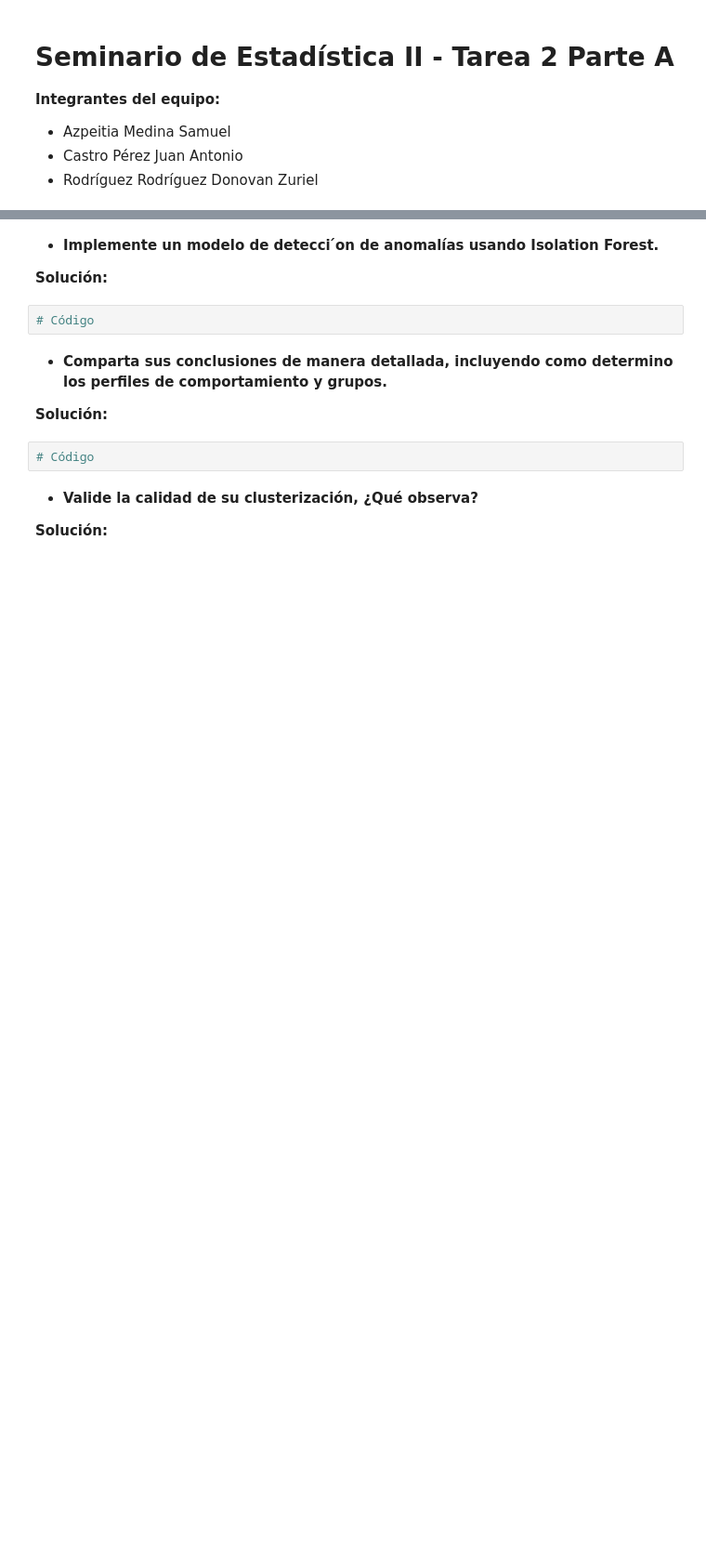
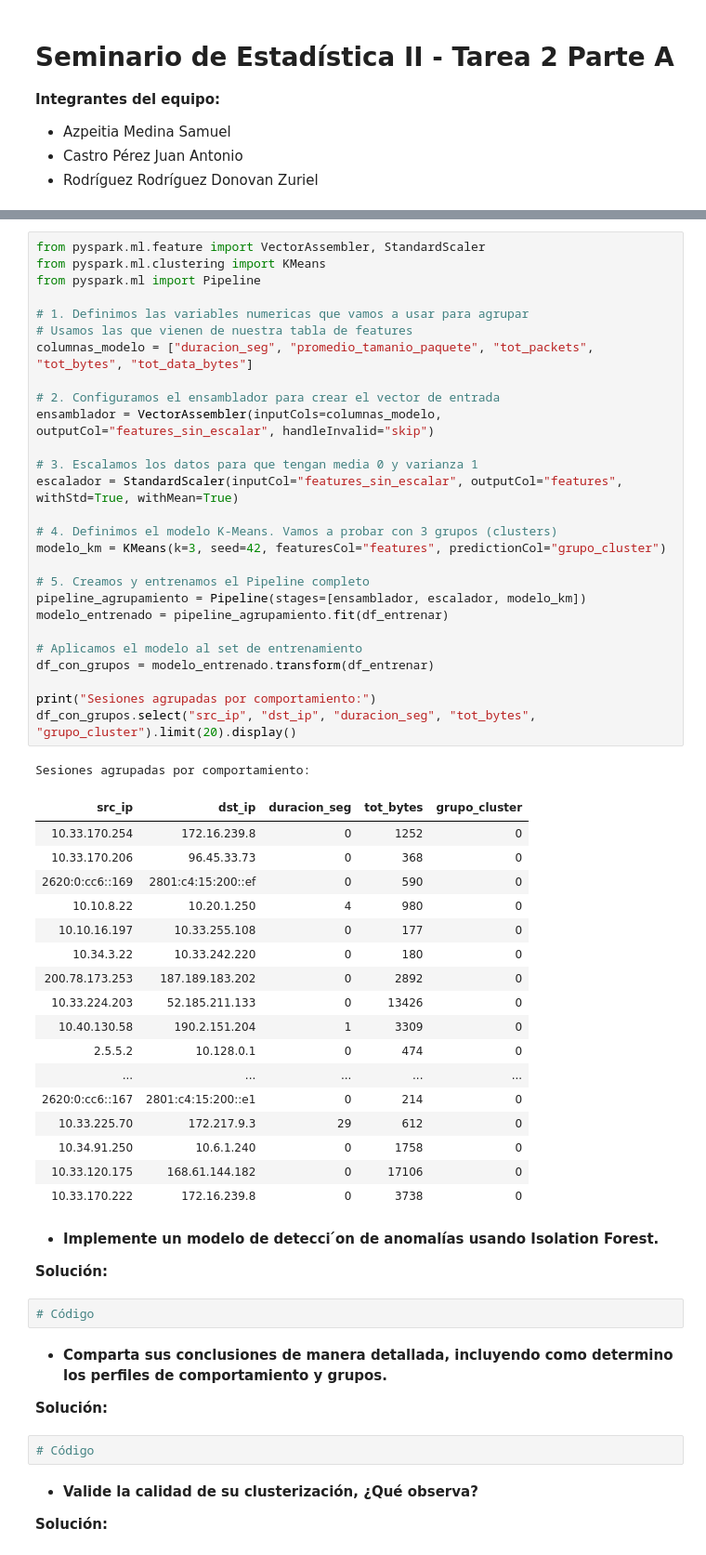
Before and after one commit to DonovanRodriguezRodriguez/Seminario-de-Estad-stica-II, a Jupyter notebook: Tarea 2A.ipynb, the cells around one changed output, grey strips where cells are left out. Shown at 93% size. Drawn from its saved outputs; the diff is of its cells as text; blank space fills up the shorter version.

```diff
--- a/Tarea 2A.ipynb
+++ b/Tarea 2A.ipynb
@@ -62,3 +212,49 @@ silver_df = silver_df.withColumn(
+# %%
+from pyspark.ml.feature import VectorAssembler, StandardScaler
+from pyspark.ml.clustering import KMeans
+from pyspark.ml import Pipeline
+
+# 1. Definimos las variables numericas que vamos a usar para agrupar
+# Usamos las que vienen de nuestra tabla de features
+columnas_modelo = ["duracion_seg", "promedio_tamanio_paquete", "tot_packets", "tot_bytes", "tot_data_bytes"]
+
+# 2. Configuramos el ensamblador para crear el vector de entrada
+ensamblador = VectorAssembler(inputCols=columnas_modelo, outputCol="features_sin_escalar", handleInvalid="skip")
+
+# 3. Escalamos los datos para que tengan media 0 y varianza 1
+escalador = StandardScaler(inputCol="features_sin_escalar", outputCol="features", withStd=True, withMean=True)
+
+# 4. Definimos el modelo K-Means. Vamos a probar con 3 grupos (clusters)
+modelo_km = KMeans(k=3, seed=42, featuresCol="features", predictionCol="grupo_cluster")
+
+# 5. Creamos y entrenamos el Pipeline completo
+pipeline_agrupamiento = Pipeline(stages=[ensamblador, escalador, modelo_km])
+modelo_entrenado = pipeline_agrupamiento.fit(df_entrenar)
+
+# Aplicamos el modelo al set de entrenamiento
+df_con_grupos = modelo_entrenado.transform(df_entrenar)
+
+print("Sesiones agrupadas por comportamiento:")
+df_con_grupos.select("src_ip", "dst_ip", "duracion_seg", "tot_bytes", "grupo_cluster").limit(20).display()
+# %% [output]
+Sesiones agrupadas por comportamiento:
+| src_ip | dst_ip | duracion_seg | tot_bytes | grupo_cluster |
+| 10.33.170.254 | 172.16.239.8 | 0 | 1252 | 0 |
+| 10.33.170.206 | 96.45.33.73 | 0 | 368 | 0 |
+| 2620:0:cc6::169 | 2801:c4:15:200::ef | 0 | 590 | 0 |
+| 10.10.8.22 | 10.20.1.250 | 4 | 980 | 0 |
+| 10.10.16.197 | 10.33.255.108 | 0 | 177 | 0 |
+| 10.34.3.22 | 10.33.242.220 | 0 | 180 | 0 |
+| 200.78.173.253 | 187.189.183.202 | 0 | 2892 | 0 |
+| 10.33.224.203 | 52.185.211.133 | 0 | 13426 | 0 |
+| 10.40.130.58 | 190.2.151.204 | 1 | 3309 | 0 |
+| 2.5.5.2 | 10.128.0.1 | 0 | 474 | 0 |
+| ... | ... | ... | ... | ... |
+| 2620:0:cc6::167 | 2801:c4:15:200::e1 | 0 | 214 | 0 |
+| 10.33.225.70 | 172.217.9.3 | 29 | 612 | 0 |
+| 10.34.91.250 | 10.6.1.240 | 0 | 1758 | 0 |
+| 10.33.120.175 | 168.61.144.182 | 0 | 17106 | 0 |
+| 10.33.170.222 | 172.16.239.8 | 0 | 3738 | 0 |
 # %% [markdown]
 * **Implemente un modelo de detecci ́on de anomalías usando Isolation Forest.**
 
```
Also changed, not shown: parts of 26 cells of this notebook, 1 other file.
